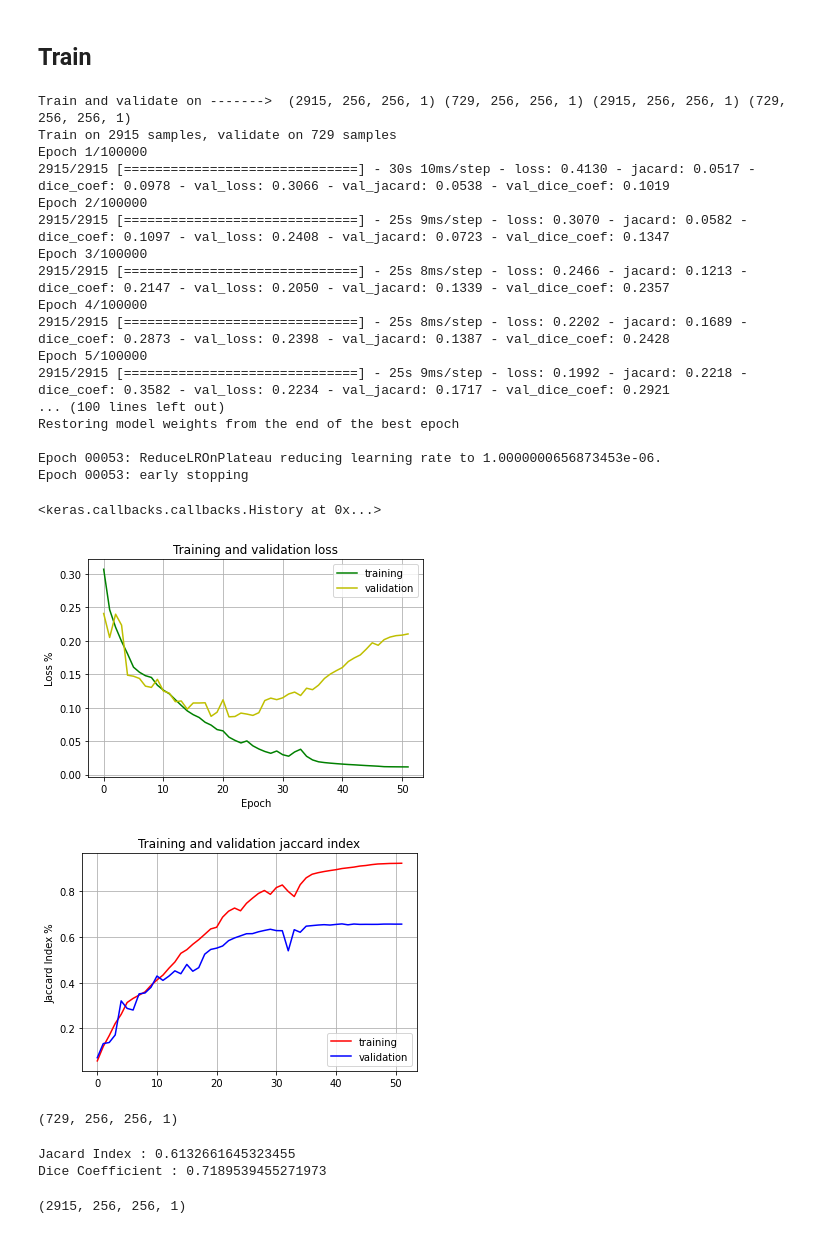
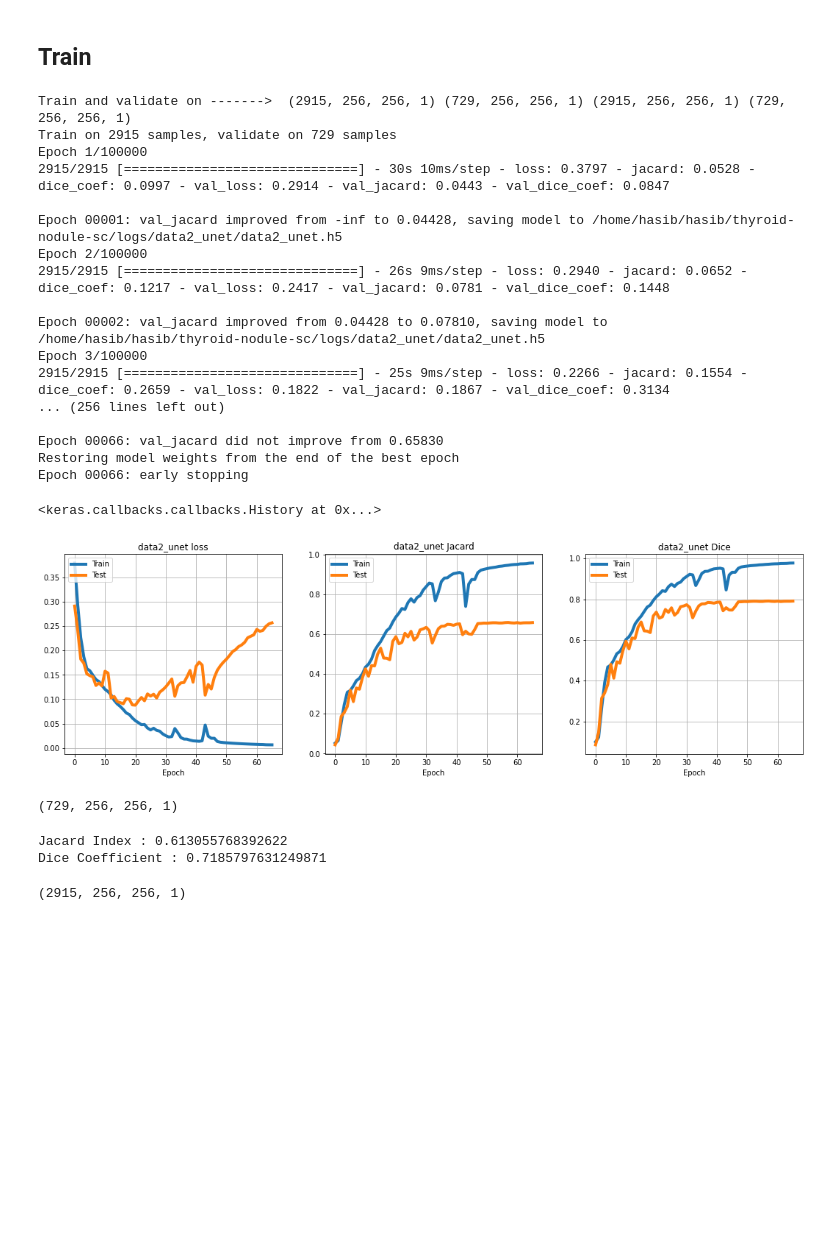
Before and after one commit to hasibzunair/thyroid-nodule-sc, a Jupyter notebook: notebooks/train_baseline.ipynb, the cells around one changed output. Drawn from its saved outputs; the diff is of its cells as text; code cells hidden in the pictures; blank space fills up the shorter version.

Commit message:
reran baseline experiments with dice metrics

```diff
--- a/notebooks/train_baseline.ipynb
+++ b/notebooks/train_baseline.ipynb
@@ -136,9 +189,9 @@ ________________________________________________________________________________
 # %%
 # Callbacks
 weights_path = "{}/{}.h5".format(LOG_PATH, EXPERIMENT_NAME)
-checkpointer = ModelCheckpoint(filepath=weights_path, verbose=0, monitor='val_jacard', mode='max', save_best_only=True)
+checkpointer = ModelCheckpoint(filepath=weights_path, verbose=1, monitor='val_jacard', mode='max', save_best_only=True)
 reduce_lr = ReduceLROnPlateau(monitor='val_jacard', factor=0.1, patience=5, verbose=1, min_lr=1e-8, mode='max') # new_lr = lr * factor
-early_stopping = EarlyStopping(monitor='val_jacard', min_delta=0, verbose=1, patience=10, mode='max', restore_best_weights=True)
+early_stopping = EarlyStopping(monitor='val_jacard', min_delta=0, verbose=1, patience=8, mode='max', restore_best_weights=True)
 csv_logger = CSVLogger('{}/{}_training.csv'.format(LOG_PATH, EXPERIMENT_NAME))
 # %% [markdown]
 ## Train
@@ -163,27 +216,26 @@ model.fit(x_train, y_train,
 Train and validate on ------->  (2915, 256, 256, 1) (729, 256, 256, 1) (2915, 256, 256, 1) (729, 256, 256, 1)
 Train on 2915 samples, validate on 729 samples
 Epoch 1/100000
-2915/2915 [==============================] - 30s 10ms/step - loss: 0.4130 - jacard: 0.0517 - dice_coef: 0.0978 - val_loss: 0.3066 - val_jacard: 0.0538 - val_dice_coef: 0.1019
+2915/2915 [==============================] - 30s 10ms/step - loss: 0.3797 - jacard: 0.0528 - dice_coef: 0.0997 - val_loss: 0.2914 - val_jacard: 0.0443 - val_dice_coef: 0.0847
+
+Epoch 00001: val_jacard improved from -inf to 0.04428, saving model to /home/hasib/hasib/thyroid-nodule-sc/logs/data2_unet/data2_unet.h5
 Epoch 2/100000
-2915/2915 [==============================] - 25s 9ms/step - loss: 0.3070 - jacard: 0.0582 - dice_coef: 0.1097 - val_loss: 0.2408 - val_jacard: 0.0723 - val_dice_coef: 0.1347
+2915/2915 [==============================] - 26s 9ms/step - loss: 0.2940 - jacard: 0.0652 - dice_coef: 0.1217 - val_loss: 0.2417 - val_jacard: 0.0781 - val_dice_coef: 0.1448
+
+Epoch 00002: val_jacard improved from 0.04428 to 0.07810, saving model to /home/hasib/hasib/thyroid-nodule-sc/logs/data2_unet/data2_unet.h5
 Epoch 3/100000
-2915/2915 [==============================] - 25s 8ms/step - loss: 0.2466 - jacard: 0.1213 - dice_coef: 0.2147 - val_loss: 0.2050 - val_jacard: 0.1339 - val_dice_coef: 0.2357
-Epoch 4/100000
-2915/2915 [==============================] - 25s 8ms/step - loss: 0.2202 - jacard: 0.1689 - dice_coef: 0.2873 - val_loss: 0.2398 - val_jacard: 0.1387 - val_dice_coef: 0.2428
-Epoch 5/100000
-2915/2915 [==============================] - 25s 9ms/step - loss: 0.1992 - jacard: 0.2218 - dice_coef: 0.3582 - val_loss: 0.2234 - val_jacard: 0.1717 - val_dice_coef: 0.2921
-... (100 lines left out)
+2915/2915 [==============================] - 25s 9ms/step - loss: 0.2266 - jacard: 0.1554 - dice_coef: 0.2659 - val_loss: 0.1822 - val_jacard: 0.1867 - val_dice_coef: 0.3134
+... (256 lines left out)
+
+Epoch 00066: val_jacard did not improve from 0.65830
 Restoring model weights from the end of the best epoch
-
-Epoch 00053: ReduceLROnPlateau reducing learning rate to 1.0000000656873453e-06.
-Epoch 00053: early stopping
+Epoch 00066: early stopping
 <keras.callbacks.callbacks.History at 0x...>
 # %%
 # Log training history
-plot_loss_accu(model.history)
+plot_graphs(model.history)
 # %% [output]
-[figure, old version]
+[figure, new version]
-[figure, removed]
 # %%
 # Evaluate trained model using Jaccard and Dice metric
 yp = None
@@ -214,8 +266,8 @@ dice /= len(y_test)
 print('Jacard Index : '+str(jacard))
 print('Dice Coefficient : '+str(dice))
 # %% [output]
-Jacard Index : 0.6132661645323455
-Dice Coefficient : 0.7189539455271973
+Jacard Index : 0.613055768392622
+Dice Coefficient : 0.7185797631249871
 # %%
 # Eval on train set
 yp_t = None
```
Also changed, not shown: parts of 2 cells of this notebook.
